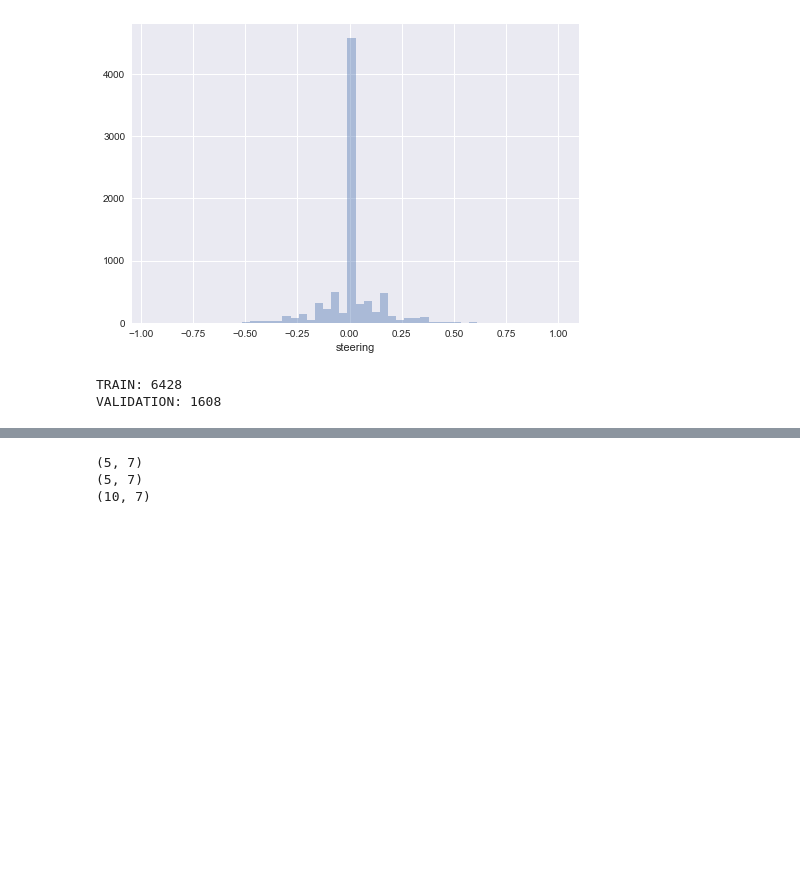
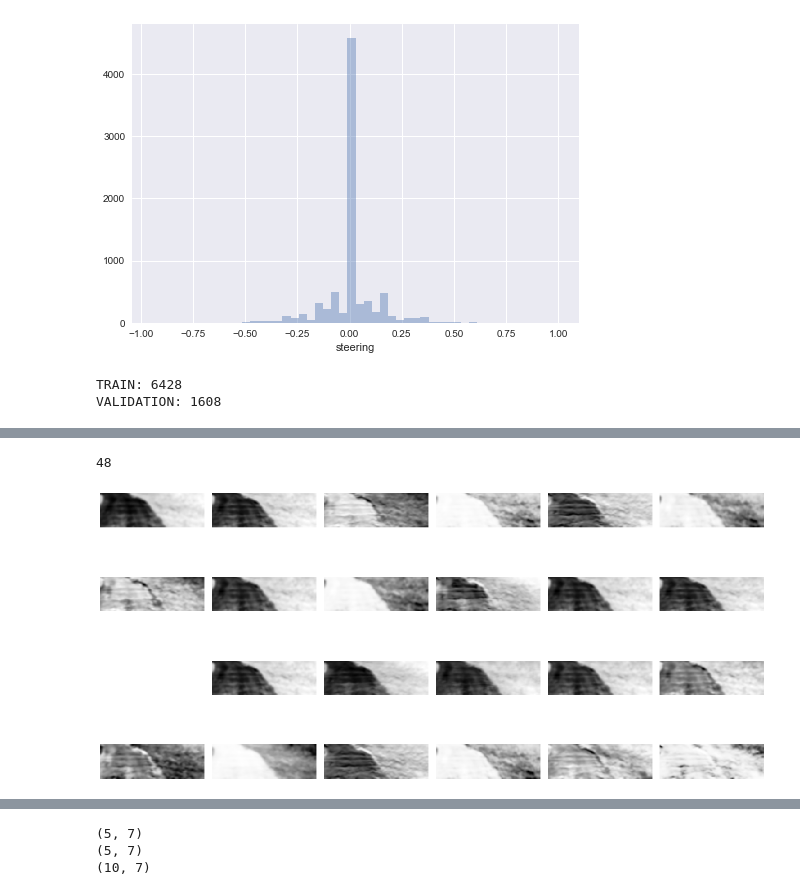
Before and after one commit to harinando/sdc-advanced-lane-lines, a Jupyter notebook: CarND-Behavioral-Training/data_exploration.ipynb, the cells around one changed output, grey strips where cells are left out. Drawn from its saved outputs; the diff is of its cells as text; code cells hidden in the pictures; blank space fills up the shorter version.

```diff
--- a/CarND-Behavioral-Training/data_exploration.ipynb
+++ b/CarND-Behavioral-Training/data_exploration.ipynb
@@ -136,0 +56,16 @@ x = np.array([ cv2.imread('data/{}'.format(basename)) for basename in batch['cen
+# %%
+from keras.applications.vgg16 import VGG16
+from keras.preprocessing import image
+from keras.applications.vgg16 import preprocess_input
+from keras.layers import Input, Dense, GlobalAveragePooling2D, Flatten
+from keras.models import Model
+import numpy as np
+
+from keras.models import model_from_json
+with open(model_file, 'r') as f:
+    model = model_from_json(f.read())
+
+model.compile("adam", "mse")
+model.load_weights(model_weights)
+
+print(model.summary())
@@ -136,0 +90,20 @@ x = np.array([ cv2.imread('data/{}'.format(basename)) for basename in batch['cen
+# %%
+import visualization
+reload(visualization)
+from visualization import plots
+
+img_path = '/Users/nando/Desktop/road.png'
+org_img = ReadImg(img_path)
+img = Preproc(org_img)
+
+first_ELU = Model(input=model.layers[0].input, output=model.layers[2].output)
+first_ELU.compile(optimizer='adam', loss='mse')
+
+print(out.shape[-1])
+
+out = first_ELU.predict(np.reshape(img, (1, 66, 200, 3)))
+feats = [cv2.resize(out[0, :, :, i], (200, 66)) for i in range(out.shape[-1])]
+plots(feats, 6, 6, figsize=(16, 12), grid=False)
+# %% [output]
+48
+[figure, added]
```
Also changed, not shown: parts of 23 cells of this notebook, 4 other files.
